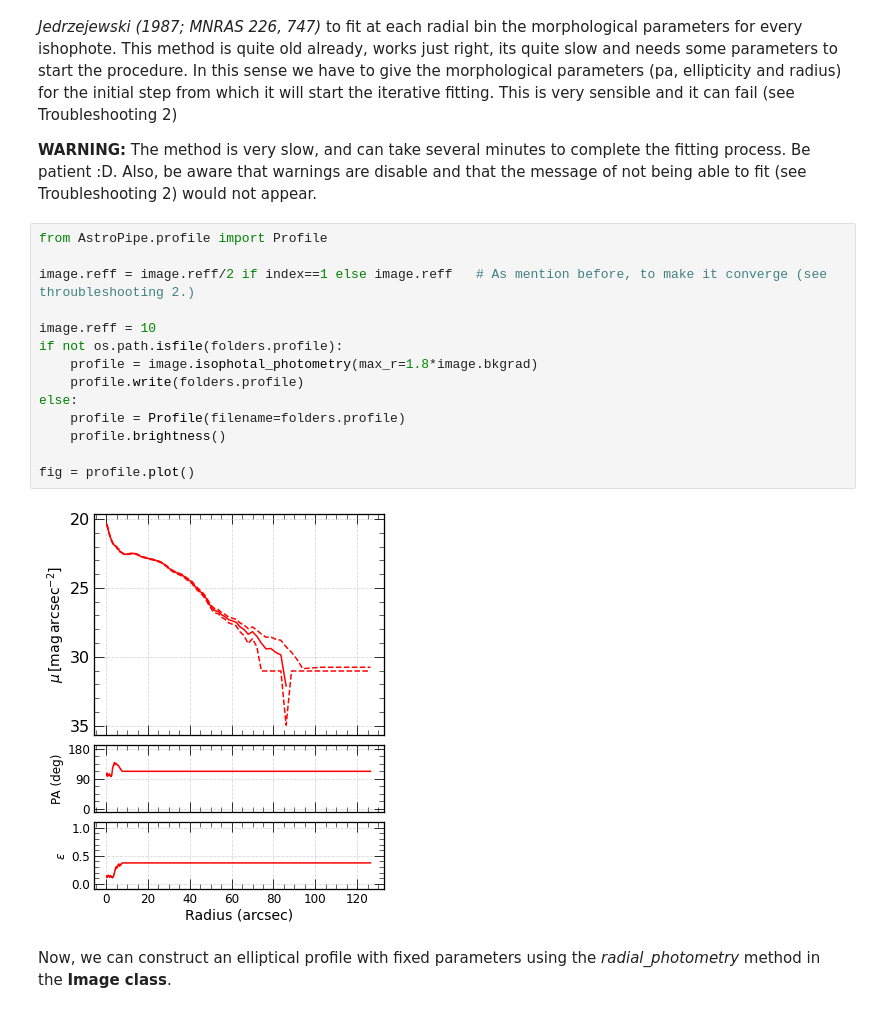
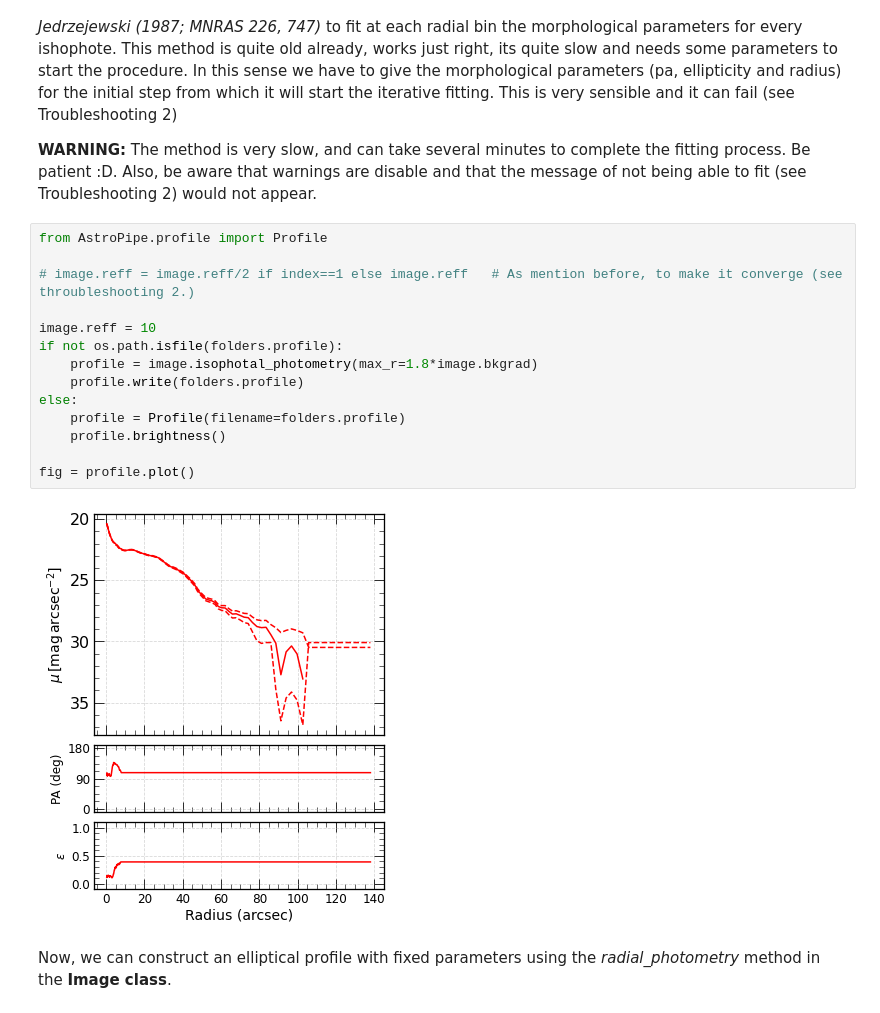
Before and after one commit to PabloMSanAla/AstroPipe, a Jupyter notebook: demos/cavity.ipynb, the cells around one changed output. Drawn from its saved outputs; the diff is of its cells as text.

```diff
--- a/demos/cavity.ipynb
+++ b/demos/cavity.ipynb
@@ -140,19 +140,19 @@ We will use the **Elliptical Isophote Analysis** method implemented in *photutil
 # %%
 from AstroPipe.profile import Profile
 
-image.reff = image.reff/2 if index==1 else image.reff   # As mention before, to make it converge (see throubleshooting 2.)
+# image.reff = image.reff/2 if index==1 else image.reff   # As mention before, to make it converge (see throubleshooting 2.)
 
 image.reff = 10
 if not os.path.isfile(folders.profile):
     profile = image.isophotal_photometry(max_r=1.8*image.bkgrad)
     profile.write(folders.profile)
 else:
     profile = Profile(filename=folders.profile)
     profile.brightness()
 
 fig = profile.plot()
 # %% [output]
-[figure, old version]
+[figure, new version]
 # %% [markdown]
 Now, we can construct an elliptical profile with fixed parameters using the *radial_photometry* method in the **Image class**.
 # %%
```
Also changed, not shown: parts of 6 cells of this notebook, 4 other files.
